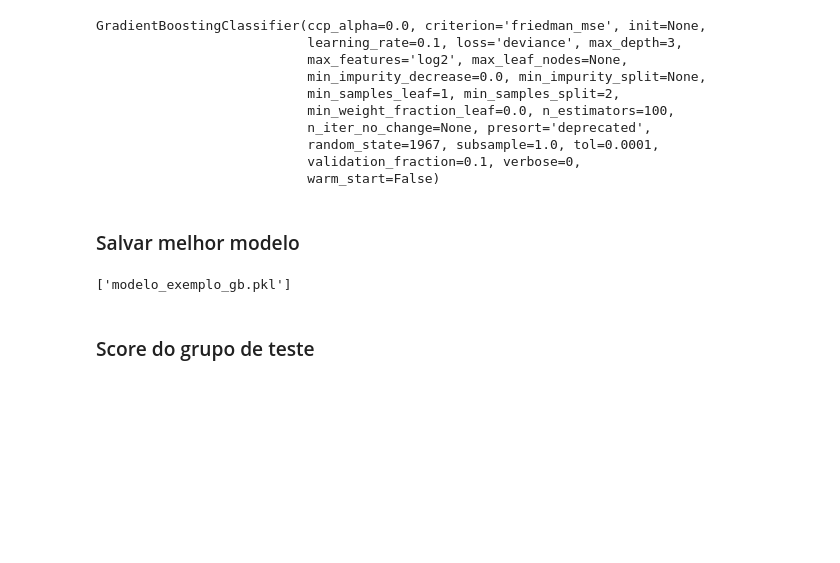
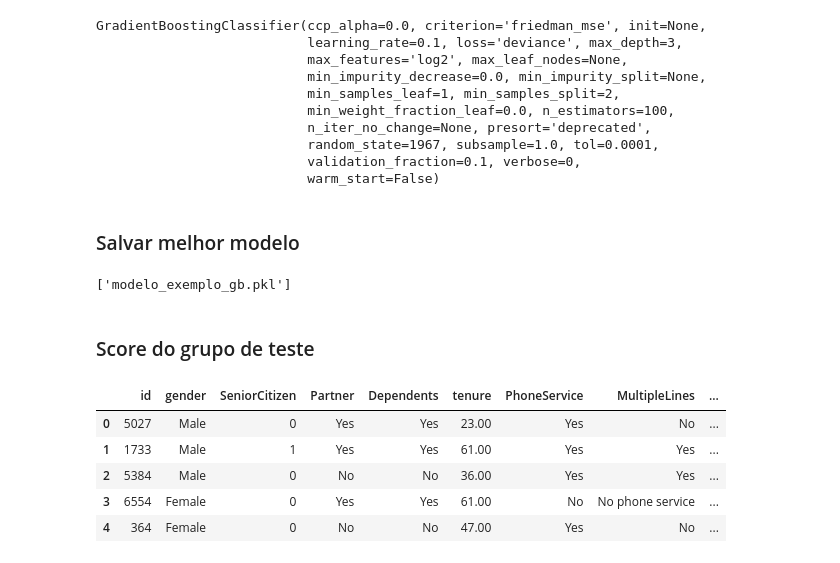
Before and after one commit to Hayltons/DSWP, a Jupyter notebook: Notebooks/Churn_Kaggle_hs_v1.ipynb, the cells around one changed output. Saved outputs shown, nothing was run; the diff lists cells and outputs as text; code cells hidden in the pictures; blank space fills up the shorter version.

```diff
--- a/Notebooks/Churn_Kaggle_hs_v1.ipynb
+++ b/Notebooks/Churn_Kaggle_hs_v1.ipynb
@@ -842,6 +609,13 @@ joblib.dump(gb_grid.best_estimator_,
 ### Score do grupo de teste
 # %%
 url = 'https://raw.githubusercontent.com/Hayltons/DSWP/Kaggle_Churn/Dataframes/2_churn_test.csv'
-dados_teste = pd.read_csv('test.csv', sep=',')
+df_teste = pd.read_csv(url, sep=',')
 # %%
-dados_teste.head()
+df_teste.head()
+# %% [output]
+|  | id | gender | SeniorCitizen | Partner | Dependents | tenure | PhoneService | MultipleLines | ... |
+| 0 | 5027 | Male | 0 | Yes | Yes | 23.00 | Yes | No | ... |
+| 1 | 1733 | Male | 1 | Yes | Yes | 61.00 | Yes | Yes | ... |
+| 2 | 5384 | Male | 0 | No | No | 36.00 | Yes | Yes | ... |
+| 3 | 6554 | Female | 0 | Yes | Yes | 61.00 | No | No phone service | ... |
+| 4 | 364 | Female | 0 | No | No | 47.00 | Yes | No | ... |
```
Also changed, not shown: parts of 88 cells of this notebook.
